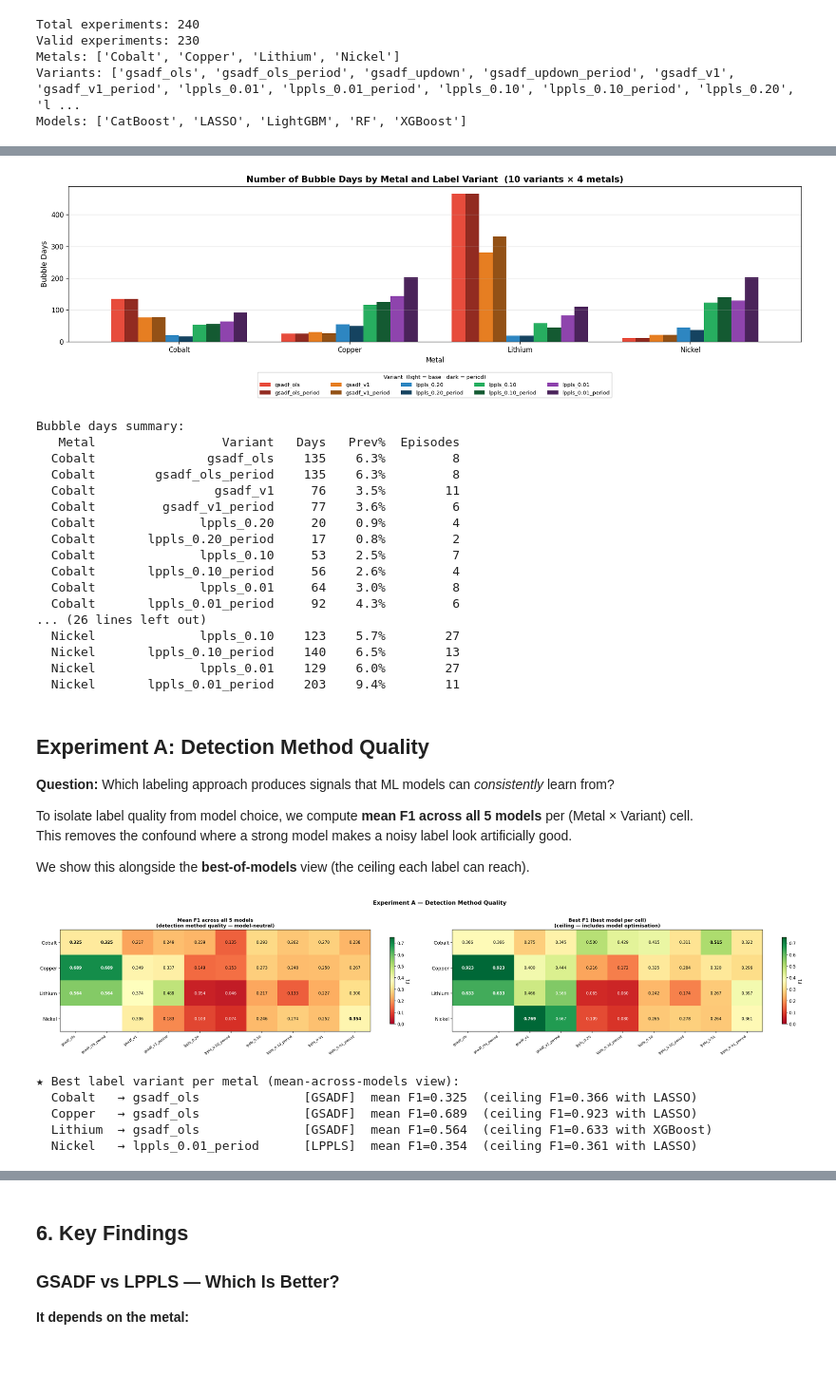
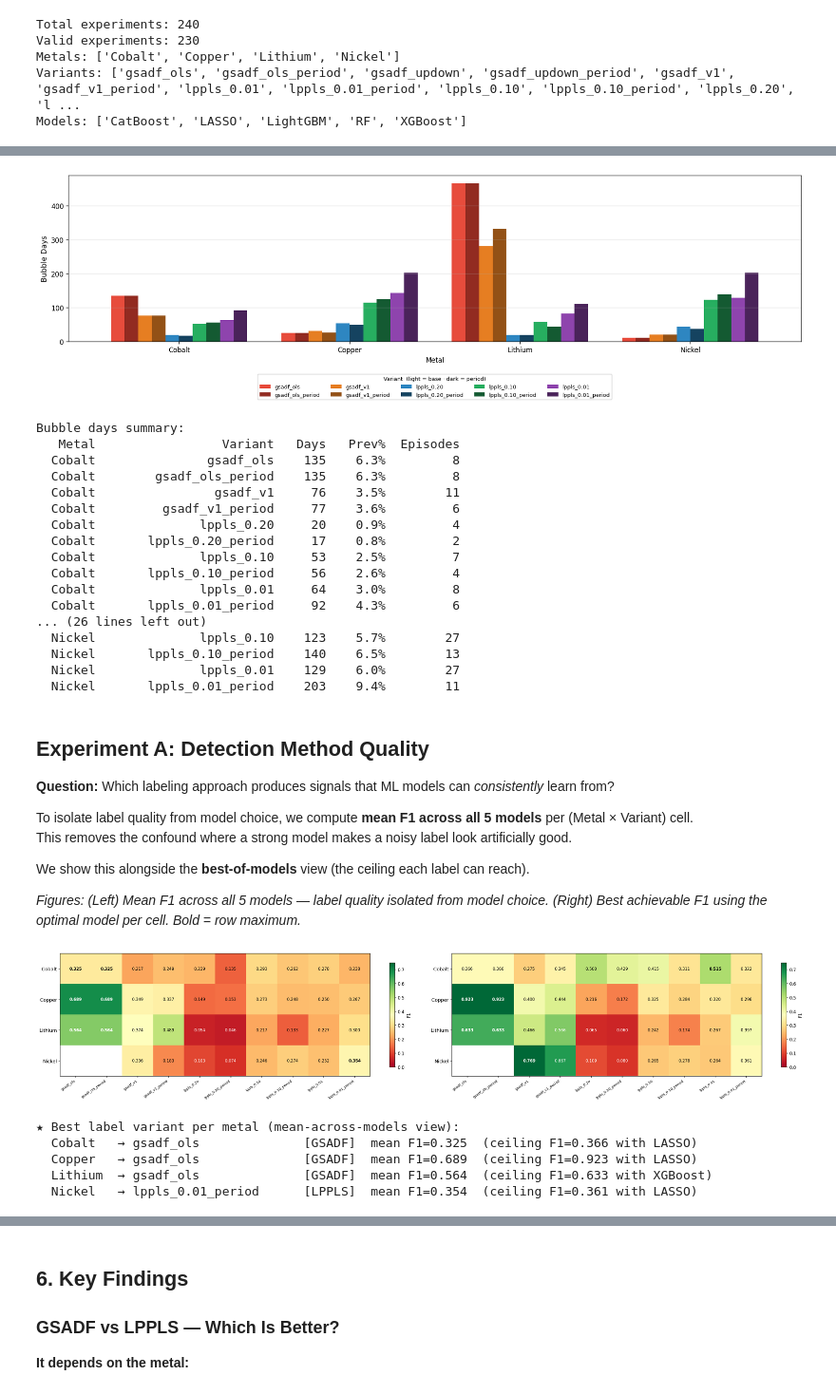
Before and after one commit to Doosheck/metals, a Jupyter notebook: notebooks/03_master_summary.ipynb, the cells around one changed output, grey strips where cells are left out. Shown at 95% size. Cells and saved outputs as stored; diff of their text form; code cells hidden in the pictures; blank space fills up the shorter version.

```diff
--- a/notebooks/03_master_summary.ipynb
+++ b/notebooks/03_master_summary.ipynb
@@ -158,8 +160,6 @@ bar_colors = [VARIANT_COLORS[v] for v in VARIANTS]
 fig, ax = plt.subplots(figsize=(16, 5))
 pivot_days.plot(kind='bar', ax=ax, width=0.8, color=bar_colors)
 ax.set_ylabel('Bubble Days', fontsize=11)
-ax.set_title('Number of Bubble Days by Metal and Label Variant  (10 variants × 4 metals)',
-             fontsize=13, fontweight='bold')
 # Place legend below the plot to avoid obstructing bars
 ax.legend(
     fontsize=8, ncol=5,
@@ -180,7 +180,7 @@ print(f'{"Metal":>8s}  {"Variant":>22s}  {"Days":>5s}  {"Prev%":>6s}  {"Episodes
 for _, r in df_summary.iterrows():
     print(f'{r.Metal:>8s}  {r.Variant:>22s}  {r.Days:>5d}  {r.Prevalence:>6s}  {r.Episodes:>8d}')
 # %% [output]
-[figure, old version]
+[figure, new version]
 Bubble days summary:
    Metal                 Variant   Days   Prev%  Episodes
   Cobalt               gsadf_ols    135    6.3%         8
@@ -207,6 +207,8 @@ To isolate label quality from model choice, we compute **mean F1 across all 5 mo
 This removes the confound where a strong model makes a noisy label look artificially good.
 
 We show this alongside the **best-of-models** view (the ceiling each label can reach).
+
+*Figures: (Left) Mean F1 across all 5 models — label quality isolated from model choice. (Right) Best achievable F1 using the optimal model per cell. Bold = row maximum.*
 # %%
 METAL_ORDER = ['Cobalt', 'Copper', 'Lithium', 'Nickel']
 MODEL_ORDER = ['LASSO', 'RF', 'XGBoost', 'LightGBM', 'CatBoost']
@@ -236,36 +238,34 @@ for ax, pivot, title in zip(axes, [pivot_mean_f1, pivot_best_f1], titles):
     for i in range(len(METAL_ORDER)):
         for j in range(len(VARIANTS)):
             val = pivot.iloc[i, j]
             if not np.isnan(val):
                 row_max = pivot.iloc[i].max()
                 bold = 'bold' if val == row_max else 'normal'
                 tc   = 'white' if val > 0.55 or val < 0.12 else 'black'
                 ax.text(j, i, f'{val:.3f}', ha='center', va='center',
                         fontsize=9, fontweight=bold, color=tc)
     plt.colorbar(im, ax=ax, shrink=0.85, label='F1')
-    ax.set_title(title, fontsize=11, fontweight='bold')
 
-plt.suptitle('Experiment A — Detection Method Quality', fontsize=13, fontweight='bold', y=1.02)
 plt.tight_layout()
 plt.savefig('../outputs/03_exp_a_detection_quality.png', dpi=150,
             bbox_inches='tight', facecolor='white')
 plt.show()
 
 # Summary text
 GSADF_V = [v for v in VARIANTS if v.startswith('gsadf')]
 LPPLS_V = [v for v in VARIANTS if v.startswith('lppls')]
 
 print('★ Best label variant per metal (mean-across-models view):')
 for metal in METAL_ORDER:
     winner  = pivot_mean_f1.loc[metal].idxmax()
     mean_f1 = pivot_mean_f1.loc[metal].max()
     best_f1 = pivot_best_f1.loc[metal, winner]
     bmodel  = pivot_best_model.loc[metal, winner]
     method  = 'GSADF' if winner.startswith('gsadf') else 'LPPLS'
     print(f'  {metal:8s} → {winner:22s} [{method}]  mean F1={mean_f1:.3f}  '
           f'(ceiling F1={best_f1:.3f} with {bmodel})')
 # %% [output]
-[figure, old version]
+[figure, new version]
 ★ Best label variant per metal (mean-across-models view):
   Cobalt   → gsadf_ols              [GSADF]  mean F1=0.325  (ceiling F1=0.366 with LASSO)
   Copper   → gsadf_ols              [GSADF]  mean F1=0.689  (ceiling F1=0.923 with LASSO)
```
Also changed, not shown: parts of 12 cells of this notebook, 38 other files.
